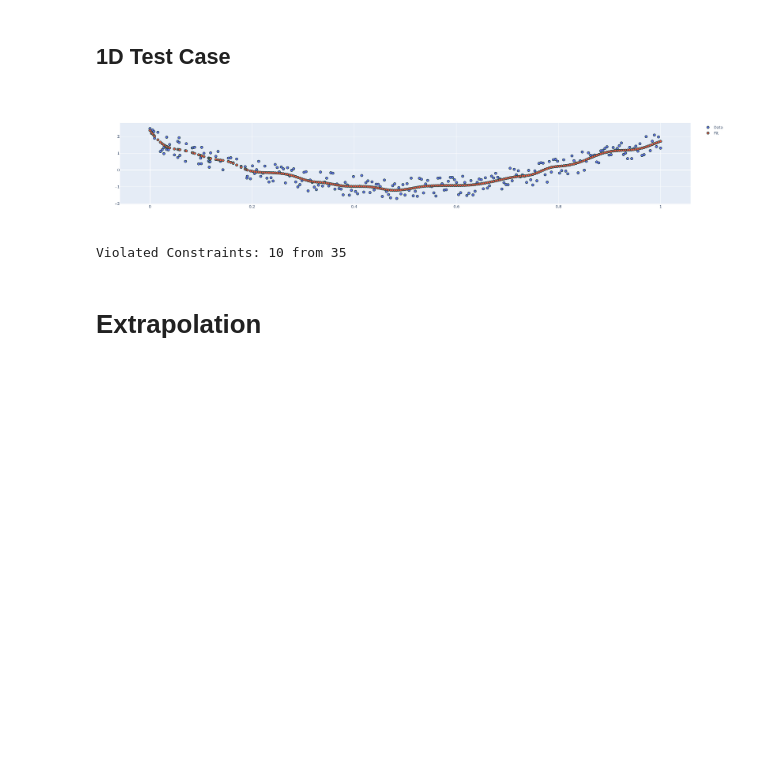
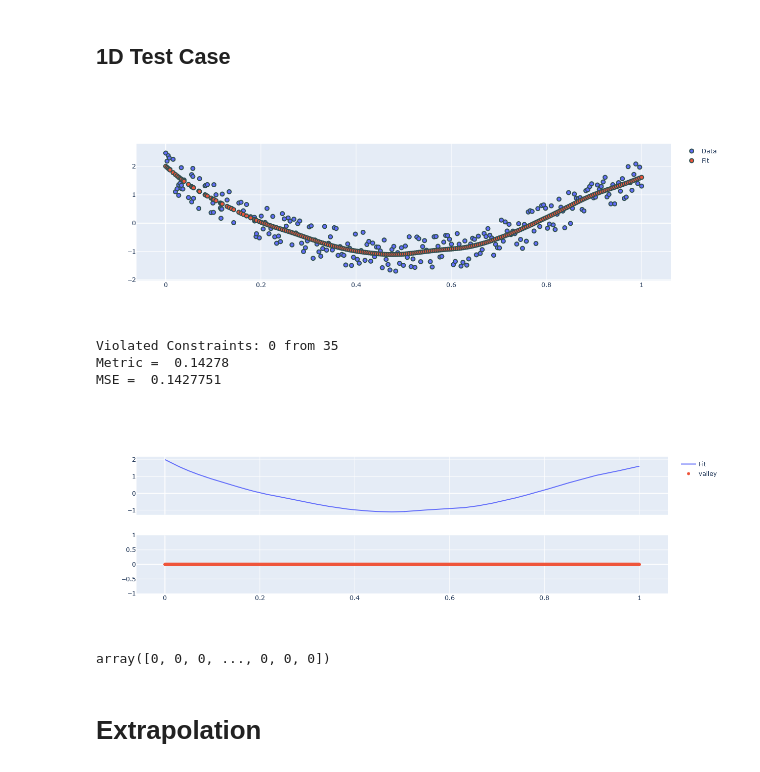
Before and after one commit to j-cap/Master-Thesis, a Jupyter notebook: Code/SplinesInPython/Testing_and_Typing.ipynb, the cells around one changed output. Drawn from its saved outputs; the diff is of its cells as text; code cells hidden in the pictures; blank space fills up the shorter version.

```diff
--- a/Code/SplinesInPython/Testing_and_Typing.ipynb
+++ b/Code/SplinesInPython/Testing_and_Typing.ipynb
@@ -40,35 +40,39 @@ from stareg import Smooths as s
 # %%
 # try CV on 1-d dataset
 
 # generate data
 np.random.seed(42)
 x_dense = np.random.random(50) * 0.2
 x_sparse = np.linspace(0.2,1,200)
 x_dense.sort()
 x=np.concatenate((x_dense, x_sparse))
 x = (x - x.min()) / (x.max() - x.min())
 n_samples = len(x)
 x = x.reshape((len(x), 1))
 y_true = -20*np.exp(-(x-0.5)**2)
 y = y_true + np.random.random(len(x)).reshape((len(x), 1))*2
 
 # try data standardization
 y = ( y - y.mean()) / y.std()
-
 x_ep = np.concatenate((np.linspace(-0.5,0,103), np.linspace(1, 1.5, 103)))
 y_ep_true = -20*np.exp(-(x_ep-0.5)**2) + 0.1*np.random.randn(len(x_ep),1)
 
-
 # generate parameter grid
-
-m1 = (("s(1)", "valley", 35, (0.1, 6000), "equidistant"),)
+m1 = (("s(1)", "valley", 35, (10, 0), "equidistant"),)
 M1 = StarModel(description=m1)
 y_pred = M1.fit(X=x, y=y.ravel(), plot_=True)
 #M1.calc_GCV(X=x, y=y.ravel(), n_grid=2, p_min=1e-2, plot_=True)
 y_ep = M1.predict(X_pred=x_ep, extrapol_type="zero", depth=10)
+print("Metric = ", M1.eval_metric(X_test=x.ravel(), y_test=y.ravel()))
+print("MSE = ", M1.mse)
+test_model_against_constraint(model=M1, plot_=True)
 # %% [output]
-[figure, old version]
+[figure, new version]
-Violated Constraints: 10 from 35
+Violated Constraints: 0 from 35
+Metric =  0.14278
+MSE =  0.1427751
+[figure, added]
+array([0, 0, 0, ..., 0, 0, 0])
 # %% [markdown]
 # Extrapolation
 # %%
```
Also changed, not shown: parts of 13 cells of this notebook, 1 other file.
